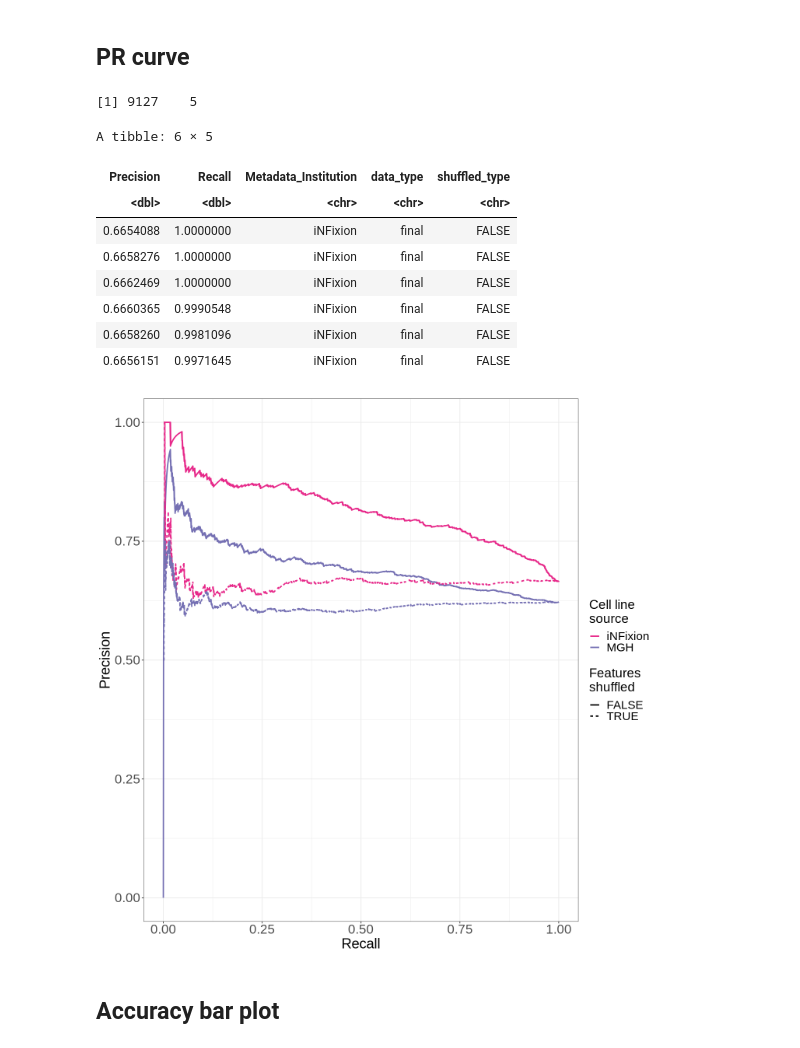
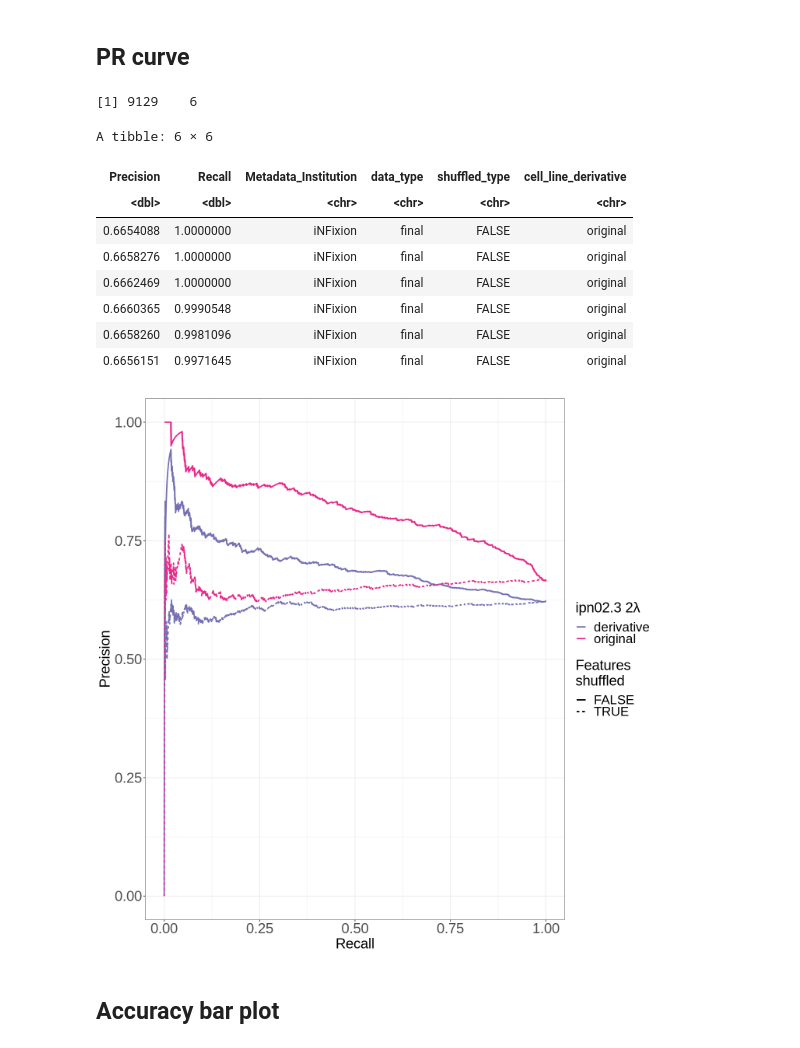
Before and after one commit to mtalbot-texas/nf1_schwann_cell_morphology_signature, a Jupyter notebook: 4.figures/main_figure_6/main_figure_6.ipynb, the cells around one changed output. Saved outputs shown, nothing was run; the diff lists cells and outputs as text; code cells hidden in the pictures.

```diff
--- a/4.figures/main_figure_6/main_figure_6.ipynb
+++ b/4.figures/main_figure_6/main_figure_6.ipynb
@@ -125,55 +133,59 @@ PR_results_df <- arrow::read_parquet(PR_results_file)
 PR_results_df <- PR_results_df %>%
   mutate(shuffled_type = ifelse(grepl("^shuffled", data_type), "TRUE", "FALSE"))
 
+# Add new column for cell line derivative
+PR_results_df <- PR_results_df %>%
+    mutate(cell_line_derivative = ifelse(Metadata_Institution == "iNFixion", "original", ifelse(Metadata_Institution == "MGH", "derivative", NA)))
+
 dim(PR_results_df)
 head(PR_results_df)
 # %% [output]
-[1] 9127    5
+[1] 9129    6
-A tibble: 6 × 5
+A tibble: 6 × 6
-| Precision | Recall | Metadata_Institution | data_type | shuffled_type |
-| <dbl> | <dbl> | <chr> | <chr> | <chr> |
-| 0.6654088 | 1.0000000 | iNFixion | final | FALSE |
-| 0.6658276 | 1.0000000 | iNFixion | final | FALSE |
-| 0.6662469 | 1.0000000 | iNFixion | final | FALSE |
-| 0.6660365 | 0.9990548 | iNFixion | final | FALSE |
-| 0.6658260 | 0.9981096 | iNFixion | final | FALSE |
-| 0.6656151 | 0.9971645 | iNFixion | final | FALSE |
+| Precision | Recall | Metadata_Institution | data_type | shuffled_type | cell_line_derivative |
+| <dbl> | <dbl> | <chr> | <chr> | <chr> | <chr> |
+| 0.6654088 | 1.0000000 | iNFixion | final | FALSE | original |
+| 0.6658276 | 1.0000000 | iNFixion | final | FALSE | original |
+| 0.6662469 | 1.0000000 | iNFixion | final | FALSE | original |
+| 0.6660365 | 0.9990548 | iNFixion | final | FALSE | original |
+| 0.6658260 | 0.9981096 | iNFixion | final | FALSE | original |
+| 0.6656151 | 0.9971645 | iNFixion | final | FALSE | original |
 # %%
 width <- 12
 height <- 12
 options(repr.plot.width = width, repr.plot.height = height)
 
 pr_curve_plot <- (
-    ggplot(PR_results_df, aes(x = Recall, y = Precision, color = Metadata_Institution, linetype = shuffled_type))
+    ggplot(PR_results_df, aes(x = Recall, y = Precision, color = cell_line_derivative, linetype = shuffled_type))
     + geom_line(aes(linetype = shuffled_type), linewidth = 1)
     + theme_bw()
     # + coord_fixed()
-    + labs(color = "Cell line\nsource", linetype = "Features\nshuffled", x = "Recall", y = "Precision")
+    + labs(color = "ipn02.3 2λ", linetype = "Features\nshuffled", x = "Recall", y = "Precision")
     # change the colors
     + scale_color_manual(values = c(
-        "iNFixion" = brewer.pal(8, "Dark2")[4],
-        "MGH" = brewer.pal(8, "Dark2")[3]
+        "original" = brewer.pal(8, "Dark2")[4],
+        "derivative" = brewer.pal(8, "Dark2")[3]
     ))
     + scale_y_continuous(limits = c(0, 1))
     # change the line thickness of the lines in the legend
     + guides(linetype = guide_legend(override.aes = list(size = 1)))
     # change the text size
     + theme(
         # x and y axis text size
-        axis.text.x = element_text(size = 20),
-        axis.text.y = element_text(size = 20),
+        axis.text.x = element_text(size = 22),
+        axis.text.y = element_text(size = 22),
         # x and y axis title size
         axis.title.x = element_text(size = 22),
         axis.title.y = element_text(size = 22),
         # legend text size
-        legend.text = element_text(size = 18),
-        legend.title = element_text(size = 20),
+        legend.text = element_text(size = 20),
+        legend.title = element_text(size = 22),
     )
 )
 
 pr_curve_plot
 # %% [output]
-[figure, old version]
+[figure, new version]
 # %% [markdown]
 ## Accuracy bar plot
 # %%
```
Also changed, not shown: parts of 16 cells of this notebook, 6 other files.
